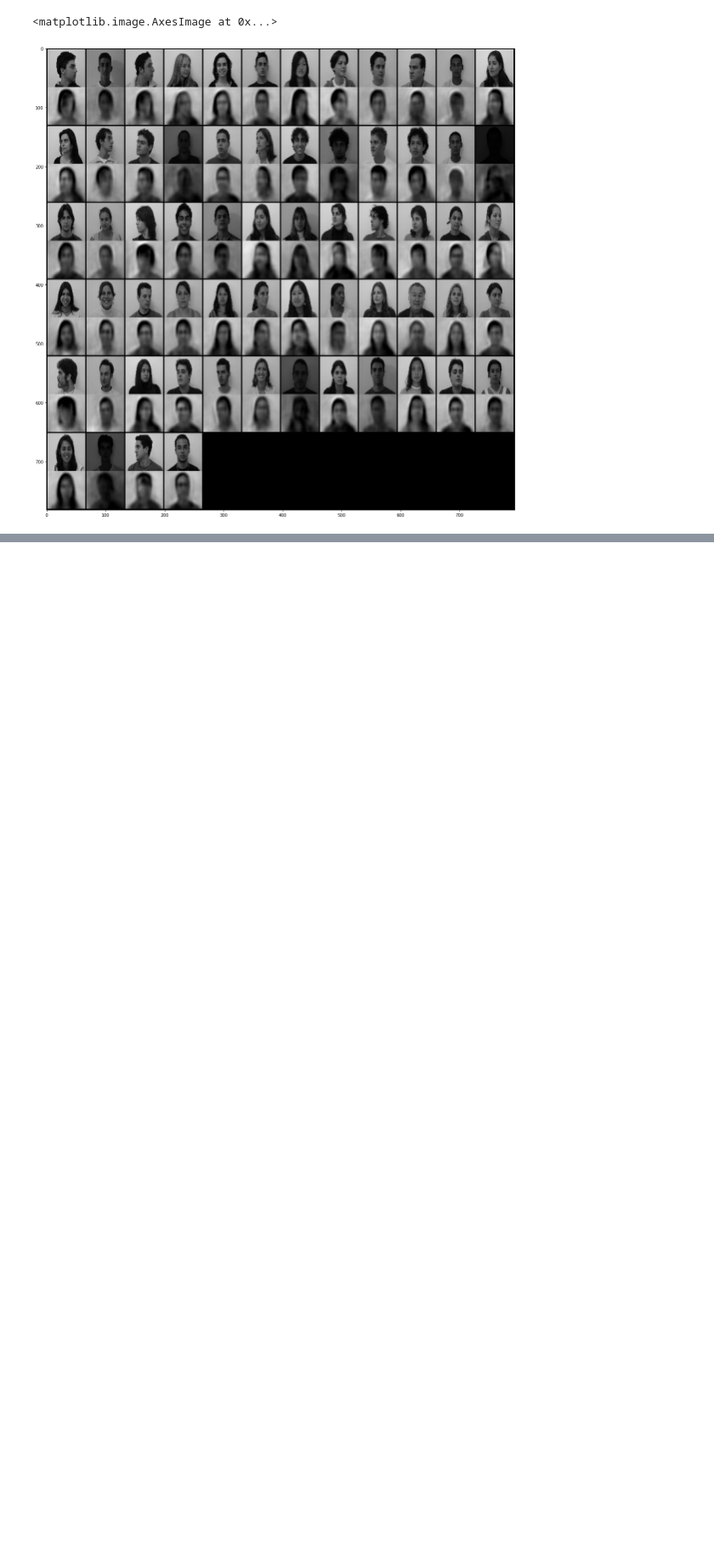
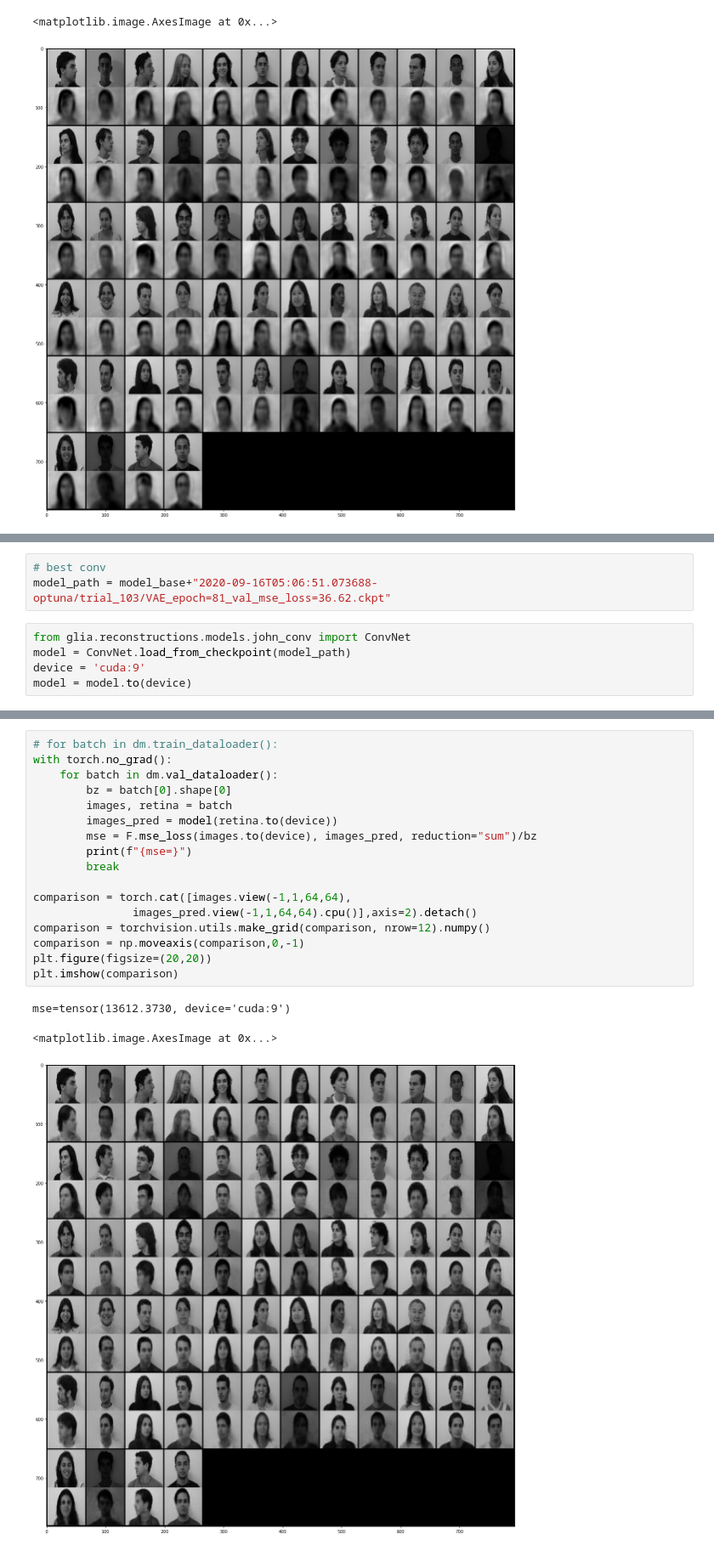
Before and after one commit to tbenst/glia, a Jupyter notebook: notebooks/2020-09-14_model_visualize.ipynb, the cells around one changed output, grey strips where cells are left out. Shown at 85% size. Saved outputs shown, nothing was run; the diff lists cells and outputs as text; blank space fills up the shorter version.

```diff
--- a/notebooks/2020-09-14_model_visualize.ipynb
+++ b/notebooks/2020-09-14_model_visualize.ipynb
@@ -113,0 +129,8 @@ mse=tensor(40.7243, device='cuda:9', grad_fn=<DivBackward0>)
+# %%
+# best conv
+model_path = model_base+"2020-09-16T05:06:51.073688-optuna/trial_103/VAE_epoch=81_val_mse_loss=36.62.ckpt"
+# %%
+from glia.reconstructions.models.john_conv import ConvNet
+model = ConvNet.load_from_checkpoint(model_path)
+device = 'cuda:9'
+model = model.to(device)
@@ -113,0 +164,21 @@ mse=tensor(40.7243, device='cuda:9', grad_fn=<DivBackward0>)
+# %%
+# for batch in dm.train_dataloader():
+with torch.no_grad():
+    for batch in dm.val_dataloader():
+        bz = batch[0].shape[0]
+        images, retina = batch
+        images_pred = model(retina.to(device))
+        mse = F.mse_loss(images.to(device), images_pred, reduction="sum")/bz
+        print(f"{mse=}")
+        break
+
+comparison = torch.cat([images.view(-1,1,64,64),
+               images_pred.view(-1,1,64,64).cpu()],axis=2).detach()
+comparison = torchvision.utils.make_grid(comparison, nrow=12).numpy()
+comparison = np.moveaxis(comparison,0,-1)
+plt.figure(figsize=(20,20))
+plt.imshow(comparison)
+# %% [output]
+mse=tensor(13612.3730, device='cuda:9')
+<matplotlib.image.AxesImage at 0x...>
+[figure, added]
```
Also changed, not shown: parts of 10 cells of this notebook, 3 other files.
